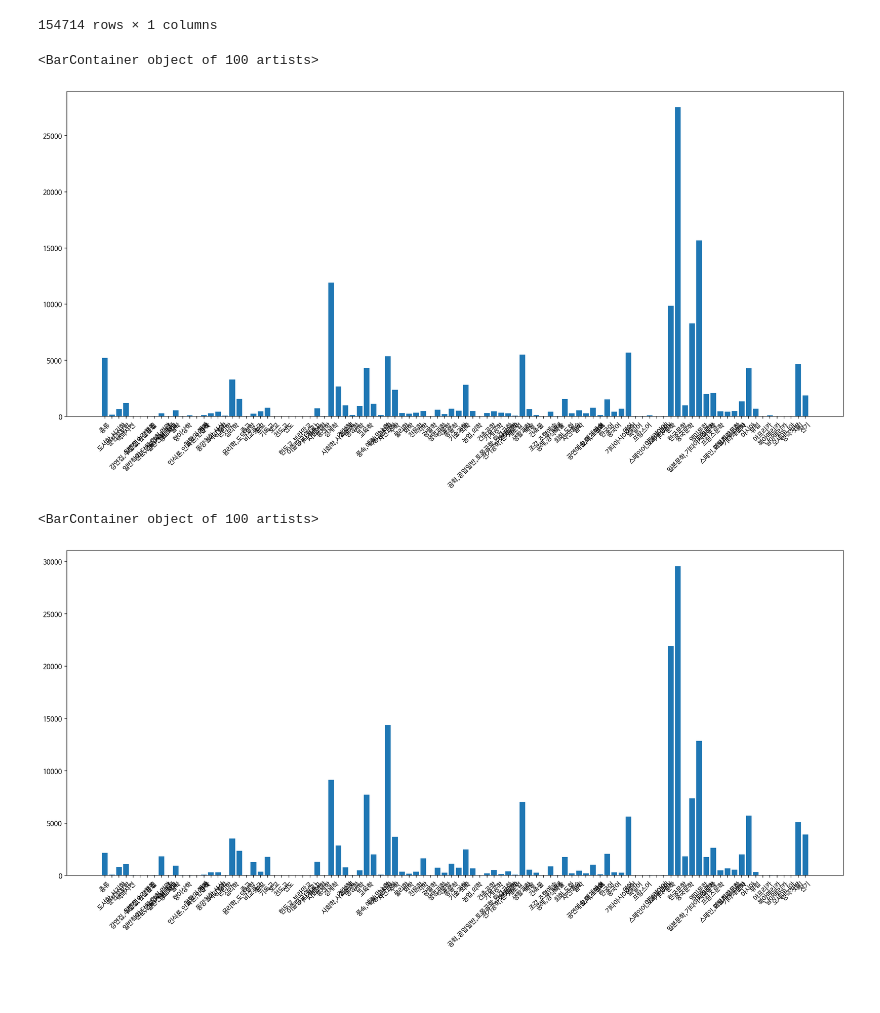
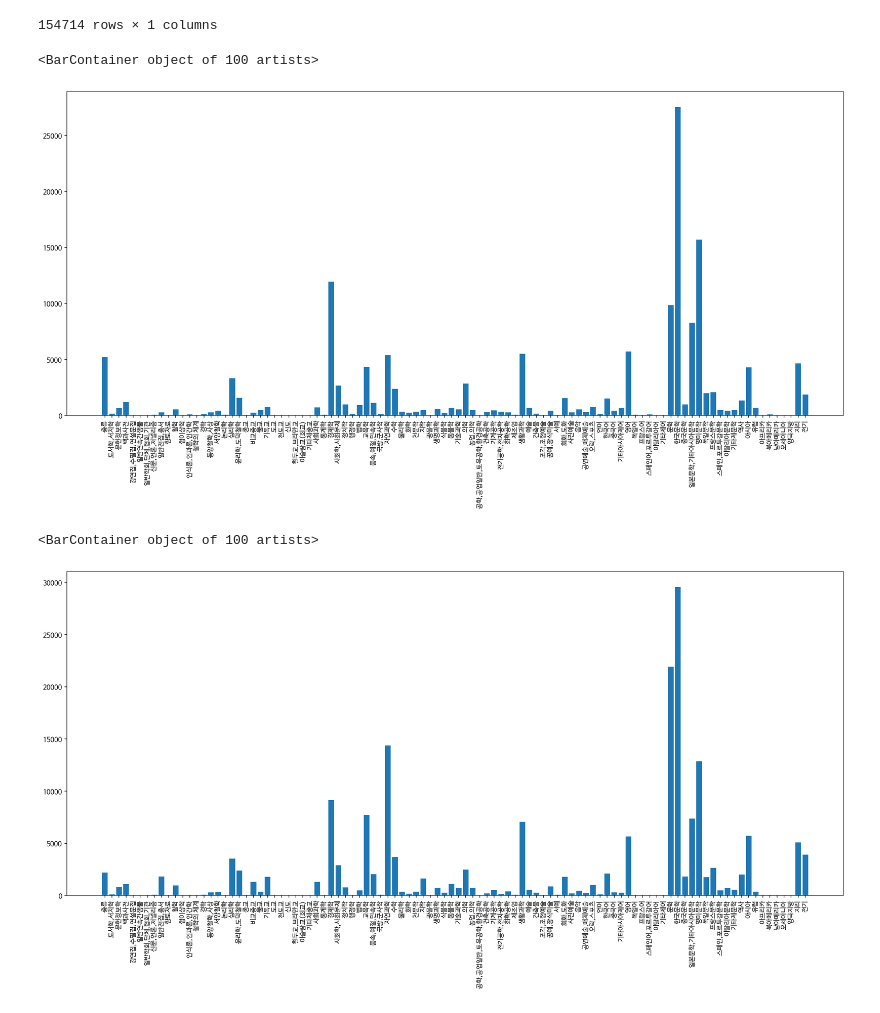
Before and after one commit to sunrinevolution/2nd-Public-Data-Utilization-Contest, a Jupyter notebook: visualization.ipynb, the cells around one changed output. Saved outputs shown, nothing was run; the diff lists cells and outputs as text; code cells hidden in the pictures; blank space fills up the shorter version.

```diff
--- a/visualization.ipynb
+++ b/visualization.ipynb
@@ -336,29 +332,29 @@ guro_class
 # %%
 guro_class = pd.DataFrame(data=guro_class, columns=['분류'])
 
-temp = []
+guro_cnt = []
 for i in range(100):
-  temp.append((guro_class['분류'] == class_list[i]).sum())
+  guro_cnt.append((guro_class['분류'] == class_list[i]).sum())
 
 plt.figure(figsize=(21, 9))
-plt.xticks(rotation=45)
-plt.bar(class_list, temp)
+plt.xticks(rotation=90)
+plt.bar(class_list, guro_cnt)
 # %% [output]
 <BarContainer object of 100 artists>
-[figure, old version]
+[figure, new version]
 # %%
 gwangju_class = pd.DataFrame(data=gwangju_class, columns=['분류'])
 
-temp = []
+gwangju_cnt = []
 for i in range(100):
-  temp.append((gwangju_class['분류'] == class_list[i]).sum())
+  gwangju_cnt.append((gwangju_class['분류'] == class_list[i]).sum())
 
 plt.figure(figsize=(21, 9))
-plt.xticks(rotation=45)
-plt.bar(class_list, temp)
+plt.xticks(rotation=90)
+plt.bar(class_list, gwangju_cnt)
 # %% [output]
 <BarContainer object of 100 artists>
-[figure, old version]
+[figure, new version]
 # %%
 hanam_class = pd.DataFrame(data=hanam_class, columns=['분류'])
 
```
Also changed, not shown: parts of 8 cells of this notebook.
